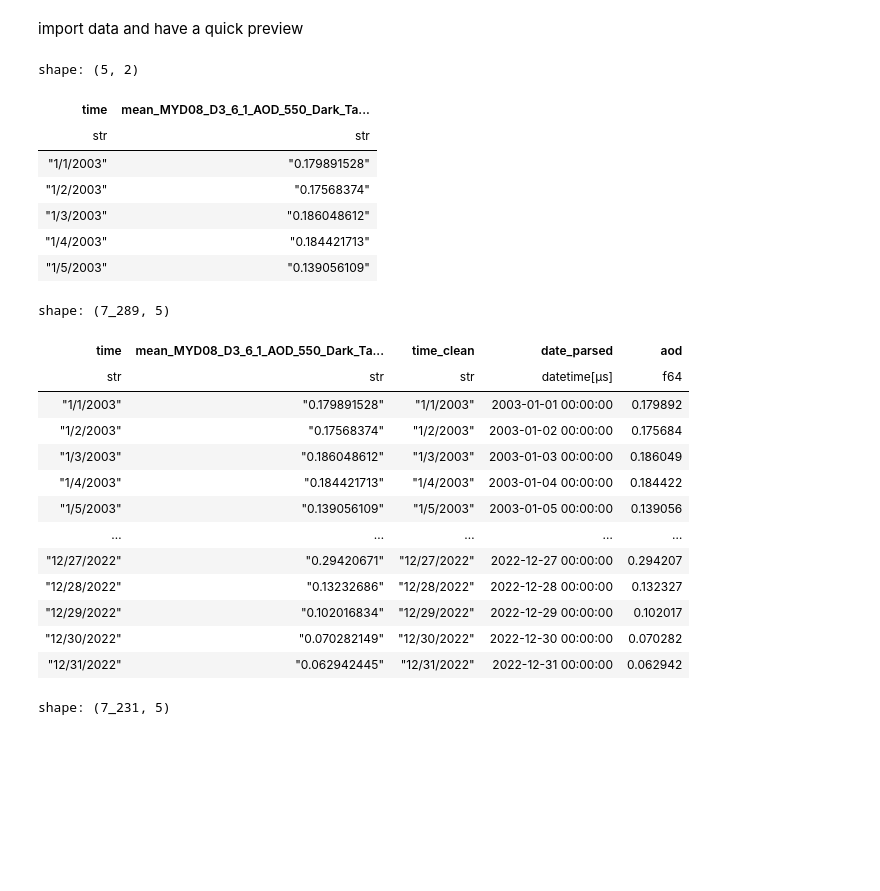
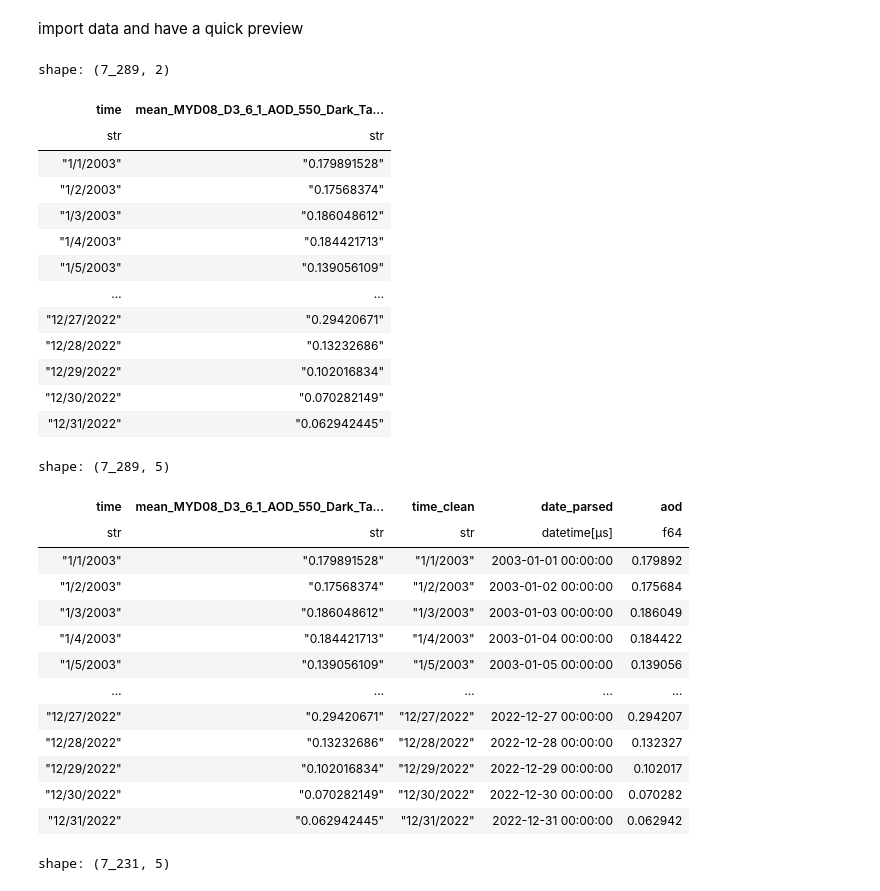
Before and after one commit to silas1995/silas_kadigym_project, a Jupyter notebook: silas_project.ipynb, the cells around one changed output. Drawn from its saved outputs; the diff is of its cells as text; code cells hidden in the pictures; blank space fills up the shorter version.

```diff
--- a/silas_project.ipynb
+++ b/silas_project.ipynb
@@ -24,21 +24,27 @@ Requirement already satisfied: threadpoolctl>=3.1.0 in c:\users\user\desktop\git
 # %% [markdown]
 import data and have a quick preview
 # %%
-#read data
-df = pl.read_csv("data/Kenya_g4.areaAvgTimeSeries.MYD08_D3_6_1_AOD_550_Dark_Target_Deep_Blue_Combined_Mean.20030101-20221231.180W_90S_180E_90N.csv",
-    skip_rows=8,
-    has_header=True,
+# Read CSV, skipping the first 8 metadata rows
+df = pl.read_csv(
+    "data/Kenya_g4.areaAvgTimeSeries.MYD08_D3_6_1_AOD_550_Dark_Target_Deep_Blue_Combined_Mean.20030101-20221231.180W_90S_180E_90N.csv",
+    skip_rows=8
 )
-df.head()
+df
 # %% [output]
-shape: (5, 2)
+shape: (7_289, 2)
 | time | mean_MYD08_D3_6_1_AOD_550_Dark_Ta... |
 | str | str |
 | "1/1/2003" | "0.179891528" |
 | "1/2/2003" | "0.17568374" |
 | "1/3/2003" | "0.186048612" |
 | "1/4/2003" | "0.184421713" |
 | "1/5/2003" | "0.139056109" |
+| … | … |
+| "12/27/2022" | "0.29420671" |
+| "12/28/2022" | "0.13232686" |
+| "12/29/2022" | "0.102016834" |
+| "12/30/2022" | "0.070282149" |
+| "12/31/2022" | "0.062942445" |
 # %%
 we notice data has #NAME? values,-9999 data for missing data
 # %%
@@ -61,34 +67,34 @@ df = df.with_columns(
     .str.strptime(pl.Datetime, "%m/%d/%Y")  # Parsing the date in m/d/yyyy format
     .alias("date_parsed")  # Store the parsed date in a new column
 )
-# %%
-#drop "#NAME?" values
-df = df.with_columns(
-    pl.when(pl.col(df.columns[1]) == "#NAME?")  # Check if value is "#NAME?"
-    .then(None)  # Replace with None
-    .otherwise(pl.col(df.columns[1]))  # Keep the original value if it's not "#NAME?"
-    .cast(pl.Float64)  # Convert the column to Float64
-    .alias("aod")  # Rename the column to 'aod'
-)
-
-
-
-df
-# %% [output]
-shape: (7_289, 5)
-| time | mean_MYD08_D3_6_1_AOD_550_Dark_Ta... | time_clean | date_parsed | aod |
-| str | str | str | datetime[μs] | f64 |
-| "1/1/2003" | "0.179891528" | "1/1/2003" | 2003-01-01 00:00:00 | 0.179892 |
-| "1/2/2003" | "0.17568374" | "1/2/2003" | 2003-01-02 00:00:00 | 0.175684 |
-| "1/3/2003" | "0.186048612" | "1/3/2003" | 2003-01-03 00:00:00 | 0.186049 |
-| "1/4/2003" | "0.184421713" | "1/4/2003" | 2003-01-04 00:00:00 | 0.184422 |
-| "1/5/2003" | "0.139056109" | "1/5/2003" | 2003-01-05 00:00:00 | 0.139056 |
-| … | … | … | … | … |
-| "12/27/2022" | "0.29420671" | "12/27/2022" | 2022-12-27 00:00:00 | 0.294207 |
-| "12/28/2022" | "0.13232686" | "12/28/2022" | 2022-12-28 00:00:00 | 0.132327 |
-| "12/29/2022" | "0.102016834" | "12/29/2022" | 2022-12-29 00:00:00 | 0.102017 |
-| "12/30/2022" | "0.070282149" | "12/30/2022" | 2022-12-30 00:00:00 | 0.070282 |
-| "12/31/2022" | "0.062942445" | "12/31/2022" | 2022-12-31 00:00:00 | 0.062942 |
+# %%
+#drop "#NAME?" values
+df = df.with_columns(
+    pl.when(pl.col(df.columns[1]) == "#NAME?")  # Check if value is "#NAME?"
+    .then(None)  # Replace with None
+    .otherwise(pl.col(df.columns[1]))  # Keep the original value if it's not "#NAME?"
+    .cast(pl.Float64)  # Convert the column to Float64
+    .alias("aod")  # Rename the column to 'aod'
+)
+
+
+
+df
+# %% [output]
+shape: (7_289, 5)
+| time | mean_MYD08_D3_6_1_AOD_550_Dark_Ta... | time_clean | date_parsed | aod |
+| str | str | str | datetime[μs] | f64 |
+| "1/1/2003" | "0.179891528" | "1/1/2003" | 2003-01-01 00:00:00 | 0.179892 |
+| "1/2/2003" | "0.17568374" | "1/2/2003" | 2003-01-02 00:00:00 | 0.175684 |
+| "1/3/2003" | "0.186048612" | "1/3/2003" | 2003-01-03 00:00:00 | 0.186049 |
+| "1/4/2003" | "0.184421713" | "1/4/2003" | 2003-01-04 00:00:00 | 0.184422 |
+| "1/5/2003" | "0.139056109" | "1/5/2003" | 2003-01-05 00:00:00 | 0.139056 |
+| … | … | … | … | … |
+| "12/27/2022" | "0.29420671" | "12/27/2022" | 2022-12-27 00:00:00 | 0.294207 |
+| "12/28/2022" | "0.13232686" | "12/28/2022" | 2022-12-28 00:00:00 | 0.132327 |
+| "12/29/2022" | "0.102016834" | "12/29/2022" | 2022-12-29 00:00:00 | 0.102017 |
+| "12/30/2022" | "0.070282149" | "12/30/2022" | 2022-12-30 00:00:00 | 0.070282 |
+| "12/31/2022" | "0.062942445" | "12/31/2022" | 2022-12-31 00:00:00 | 0.062942 |
 # %%
 #Identify numeric columns
 numeric_cols = [col for col, dtype in zip(df.columns, df.dtypes) if dtype in [pl.Int64, pl.Int32, pl.Float64, pl.Float32]]
```
Also changed, not shown: parts of 3 cells of this notebook.
